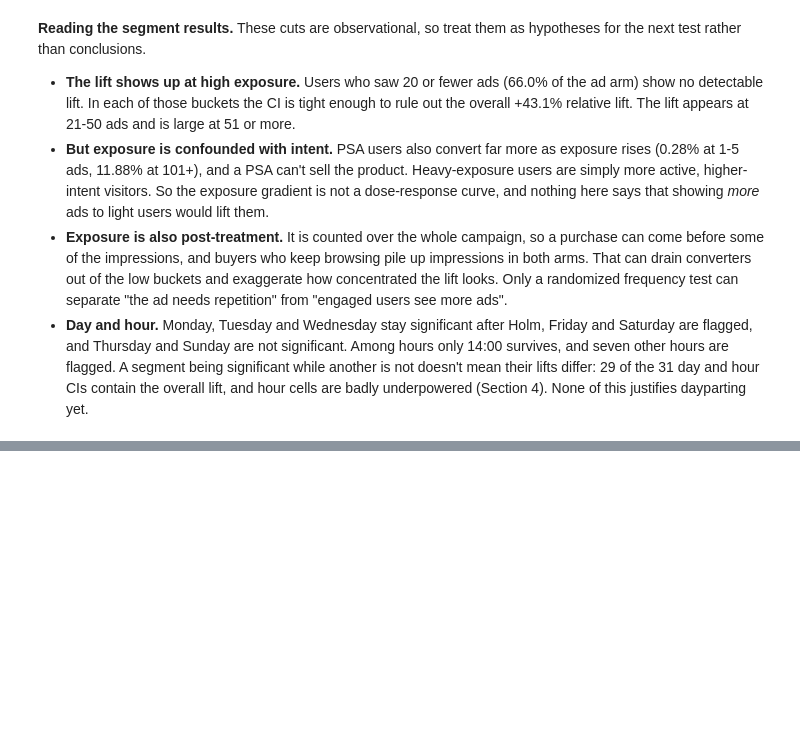
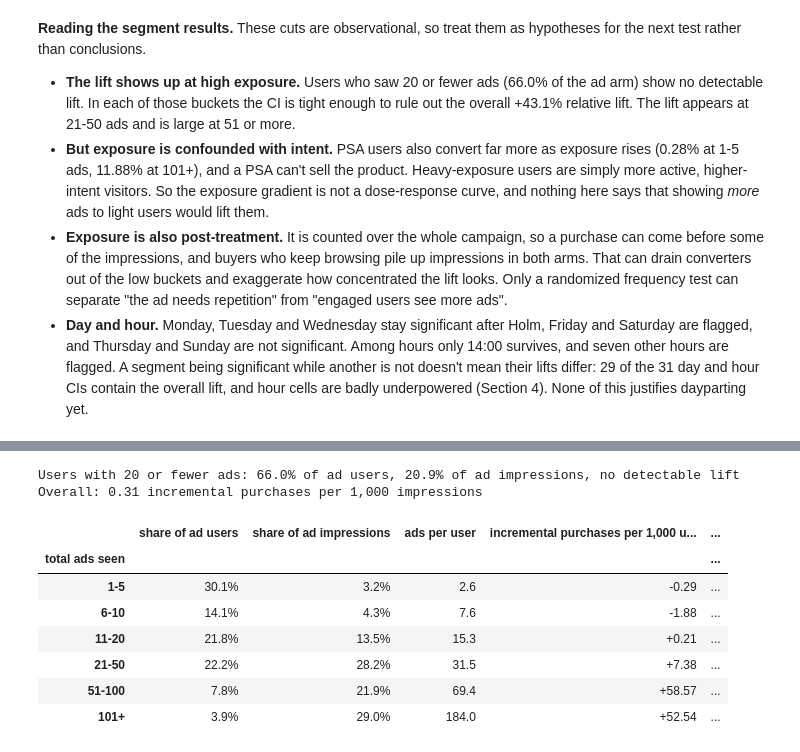
Before and after one commit to NidheeshK7/ab-test-ad-effectiveness, a Jupyter notebook: analysis.ipynb, the cells around one changed output, grey strips where cells are left out. Cells and saved outputs as stored; diff of their text form; code cells hidden in the pictures; blank space fills up the shorter version.

```diff
--- a/analysis.ipynb
+++ b/analysis.ipynb
@@ -694,0 +812,31 @@ Day/hour segments whose 95% CI contains the overall lift: 29 of 31
+# %%
+ad_exposure = (df[is_ad].groupby("exposure_bucket", observed=True)["total_ads"]
+                 .agg(users="size", impressions="sum", ads_per_user="mean"))
+ad_exposure.index = ad_exposure.index.astype(str)
+spend_by_bucket = pd.DataFrame({
+    "share of ad users": ad_exposure["users"] / ad_exposure["users"].sum(),
+    "share of ad impressions": ad_exposure["impressions"] / ad_exposure["impressions"].sum(),
+    "ads per user": ad_exposure["ads_per_user"],
+    "incremental purchases per 1,000 users": exp_seg["abs_lift"] * 1000,
+    "incremental purchases per 1,000 impressions": exp_seg["abs_lift"] * 1000 / ad_exposure["ads_per_user"],
+    "Holm verdict": exp_seg["verdict"],
+}).reindex(EXPOSURE_LABELS).rename_axis("total ads seen")
+
+light_impressions = spend_by_bucket.loc[light_buckets, "share of ad impressions"].sum()
+print(f"Users with 20 or fewer ads: {share_light:.1%} of ad users, {light_impressions:.1%} of ad impressions, no detectable lift")
+print(f"Overall: {incr_per_1k / ads_per_user:.2f} incremental purchases per 1,000 impressions")
+table(spend_by_bucket.style.format({
+    "share of ad users": "{:.1%}", "share of ad impressions": "{:.1%}", "ads per user": "{:.1f}",
+    "incremental purchases per 1,000 users": "{:+.2f}", "incremental purchases per 1,000 impressions": "{:+.2f}",
+}), "spend_by_bucket")
+# %% [output]
+Users with 20 or fewer ads: 66.0% of ad users, 20.9% of ad impressions, no detectable lift
+Overall: 0.31 incremental purchases per 1,000 impressions
+|  | share of ad users | share of ad impressions | ads per user | incremental purchases per 1,000 u... | ... |
+| total ads seen |  |  |  |  | ... |
+| 1-5 | 30.1% | 3.2% | 2.6 | -0.29 | ... |
+| 6-10 | 14.1% | 4.3% | 7.6 | -1.88 | ... |
+| 11-20 | 21.8% | 13.5% | 15.3 | +0.21 | ... |
+| 21-50 | 22.2% | 28.2% | 31.5 | +7.38 | ... |
+| 51-100 | 7.8% | 21.9% | 69.4 | +58.57 | ... |
+| 101+ | 3.9% | 29.0% | 184.0 | +52.54 | ... |
```
Also changed, not shown: parts of 12 cells of this notebook, 1 other file.
